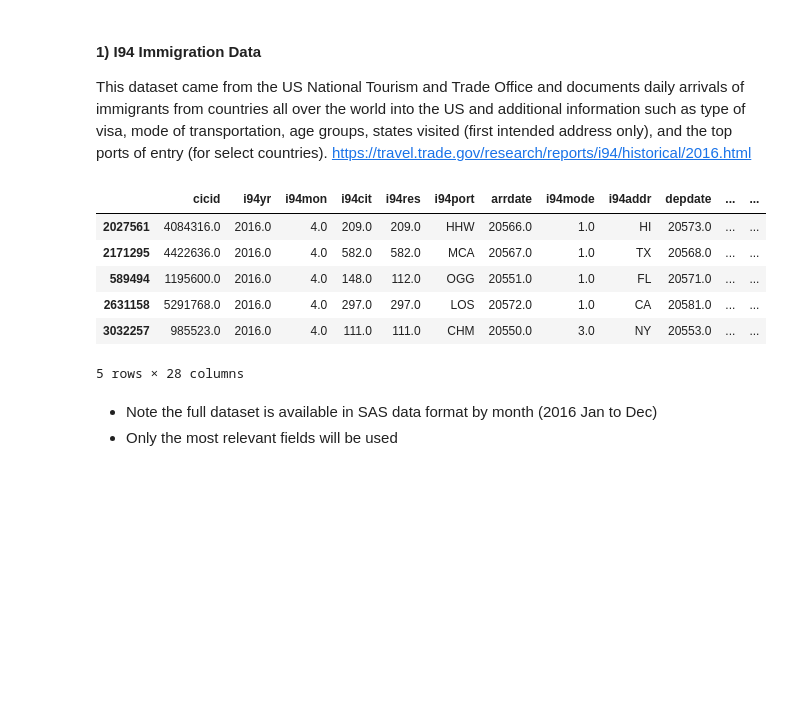
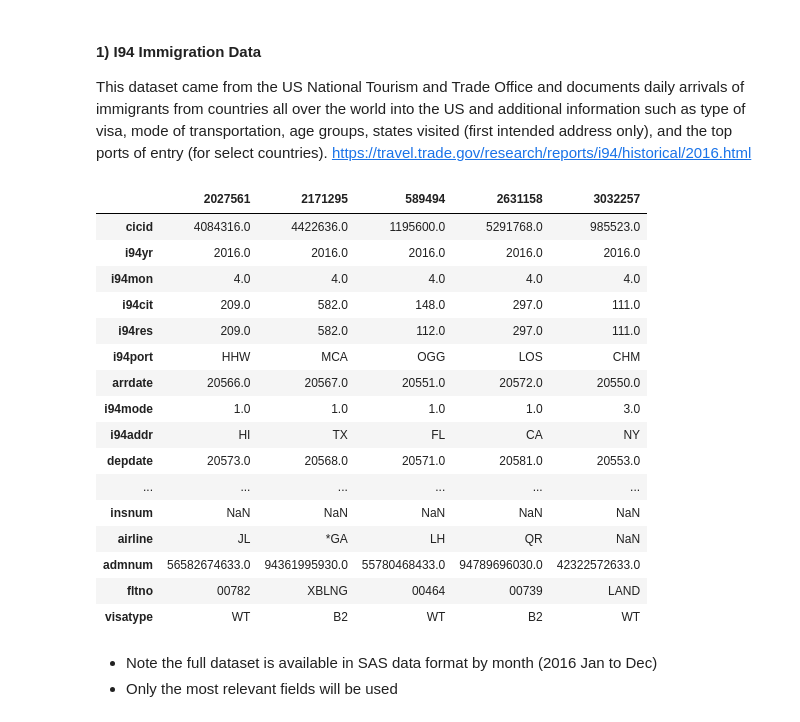
Before and after one commit to marcus-repo/etl-capstone, a Jupyter notebook: scripts/Capstone Project Template.ipynb, the cells around one changed output. Cells and saved outputs as stored; diff of their text form; code cells hidden in the pictures; blank space fills up the shorter version.

```diff
--- a/scripts/Capstone Project Template.ipynb
+++ b/scripts/Capstone Project Template.ipynb
@@ -59,15 +59,25 @@ https://travel.trade.gov/research/reports/i94/historical/2016.html
 # %%
 # Load sample data
 df = pd.read_csv('./data/immigration_data_sample.csv', index_col=[0])
-df.head()
+df.head().T
 # %% [output]
-|  | cicid | i94yr | i94mon | i94cit | i94res | i94port | arrdate | i94mode | i94addr | depdate | ... | ... |
-| 2027561 | 4084316.0 | 2016.0 | 4.0 | 209.0 | 209.0 | HHW | 20566.0 | 1.0 | HI | 20573.0 | ... | ... |
-| 2171295 | 4422636.0 | 2016.0 | 4.0 | 582.0 | 582.0 | MCA | 20567.0 | 1.0 | TX | 20568.0 | ... | ... |
-| 589494 | 1195600.0 | 2016.0 | 4.0 | 148.0 | 112.0 | OGG | 20551.0 | 1.0 | FL | 20571.0 | ... | ... |
-| 2631158 | 5291768.0 | 2016.0 | 4.0 | 297.0 | 297.0 | LOS | 20572.0 | 1.0 | CA | 20581.0 | ... | ... |
-| 3032257 | 985523.0 | 2016.0 | 4.0 | 111.0 | 111.0 | CHM | 20550.0 | 3.0 | NY | 20553.0 | ... | ... |
+|  | 2027561 | 2171295 | 589494 | 2631158 | 3032257 |
+| cicid | 4084316.0 | 4422636.0 | 1195600.0 | 5291768.0 | 985523.0 |
+| i94yr | 2016.0 | 2016.0 | 2016.0 | 2016.0 | 2016.0 |
+| i94mon | 4.0 | 4.0 | 4.0 | 4.0 | 4.0 |
+| i94cit | 209.0 | 582.0 | 148.0 | 297.0 | 111.0 |
+| i94res | 209.0 | 582.0 | 112.0 | 297.0 | 111.0 |
+| i94port | HHW | MCA | OGG | LOS | CHM |
+| arrdate | 20566.0 | 20567.0 | 20551.0 | 20572.0 | 20550.0 |
+| i94mode | 1.0 | 1.0 | 1.0 | 1.0 | 3.0 |
+| i94addr | HI | TX | FL | CA | NY |
+| depdate | 20573.0 | 20568.0 | 20571.0 | 20581.0 | 20553.0 |
+| ... | ... | ... | ... | ... | ... |
+| insnum | NaN | NaN | NaN | NaN | NaN |
+| airline | JL | *GA | LH | QR | NaN |
+| admnum | 56582674633.0 | 94361995930.0 | 55780468433.0 | 94789696030.0 | 42322572633.0 |
+| fltno | 00782 | XBLNG | 00464 | 00739 | LAND |
+| visatype | WT | B2 | WT | B2 | WT |
-5 rows × 28 columns
 # %% [markdown]
 - Note the full dataset is available in SAS data format by month (2016 Jan to Dec)
 - Only the most relevant fields will be used
```
Also changed, not shown: parts of 55 cells of this notebook.
